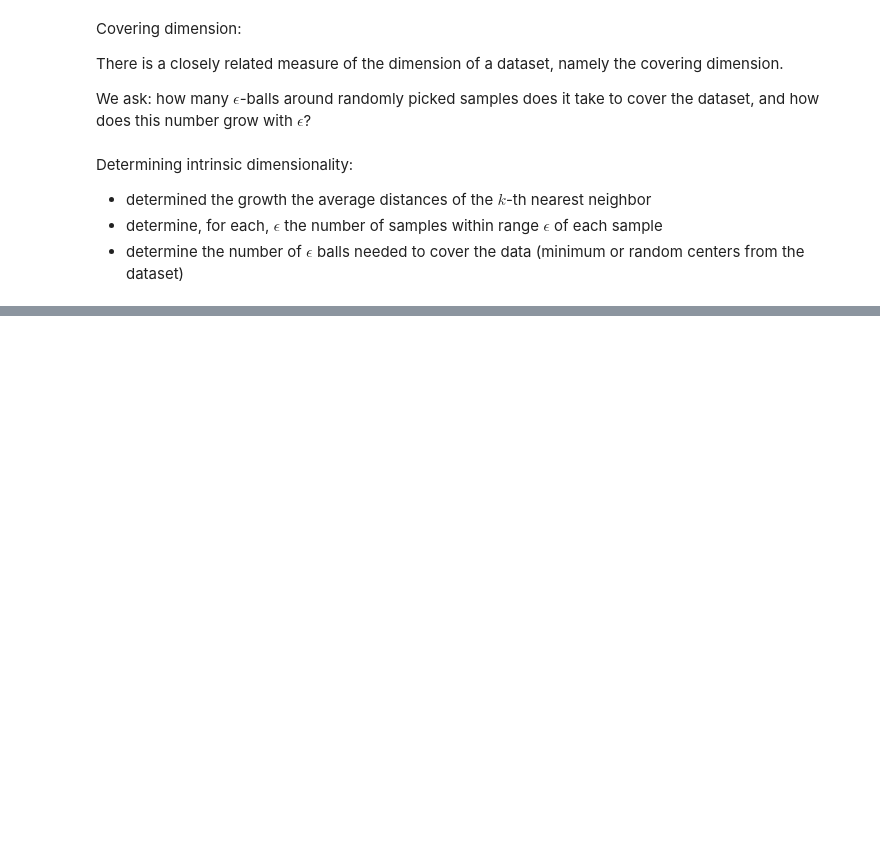
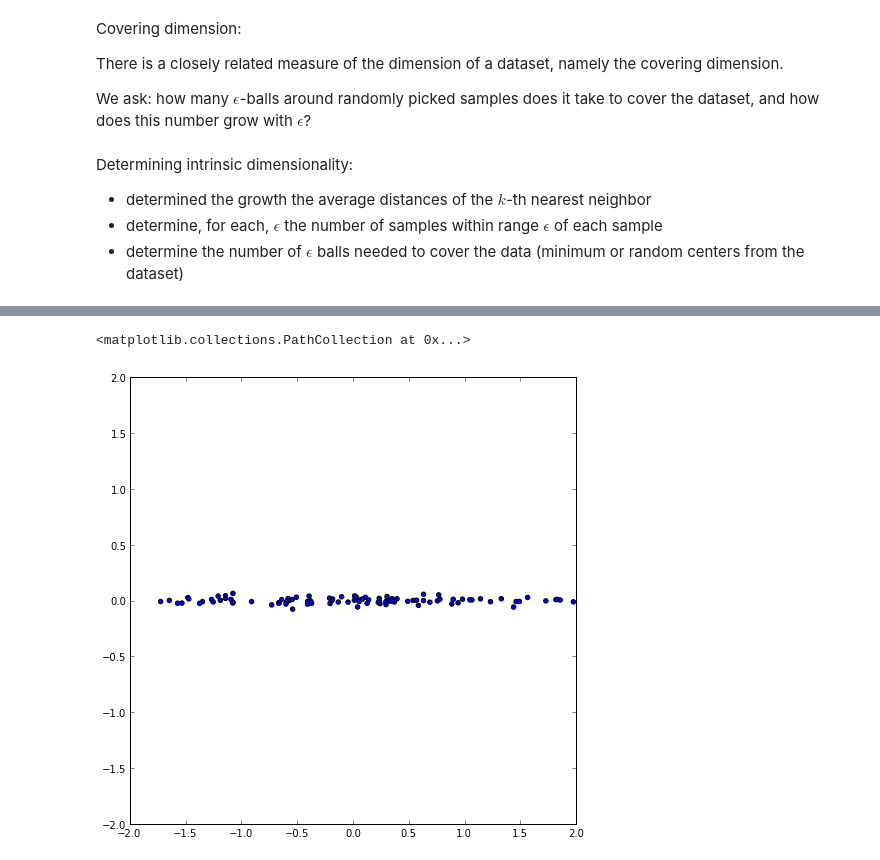
Before and after one commit to tmbdev-teaching/teaching-mmir, a Jupyter notebook: 62-dist-hidim.ipynb, the cells around one changed output, grey strips where cells are left out. Cells and saved outputs as stored; diff of their text form; code cells hidden in the pictures; blank space fills up the shorter version.

```diff
--- a/62-dist-hidim.ipynb
+++ b/62-dist-hidim.ipynb
@@ -162,0 +192,9 @@ Determining intrinsic dimensionality:
+# %%
+from sklearn.decomposition import PCA
+pca = PCA(2)
+vp = pca.fit_transform(vsr)
+xlim((-2,2)); ylim((-2,2))
+scatter(vp[:,0],vp[:,1])
+# %% [output]
+<matplotlib.collections.PathCollection at 0x...>
+[figure, added]
```
Also changed, not shown: parts of 20 cells of this notebook, 2 other files.
